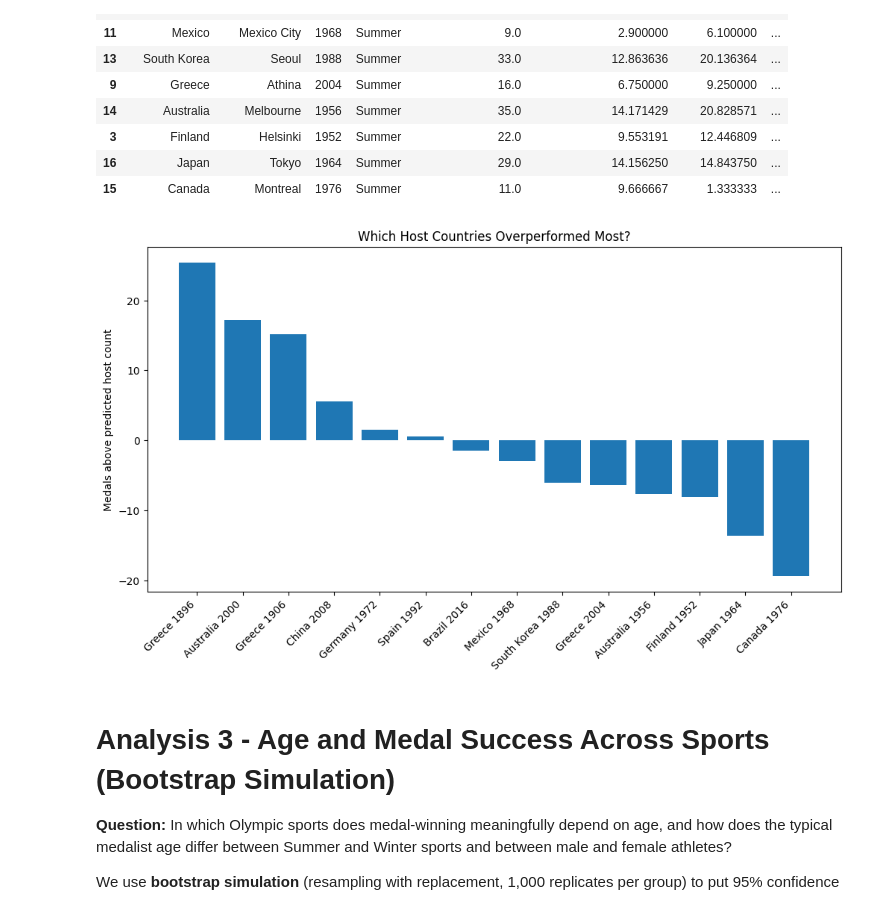
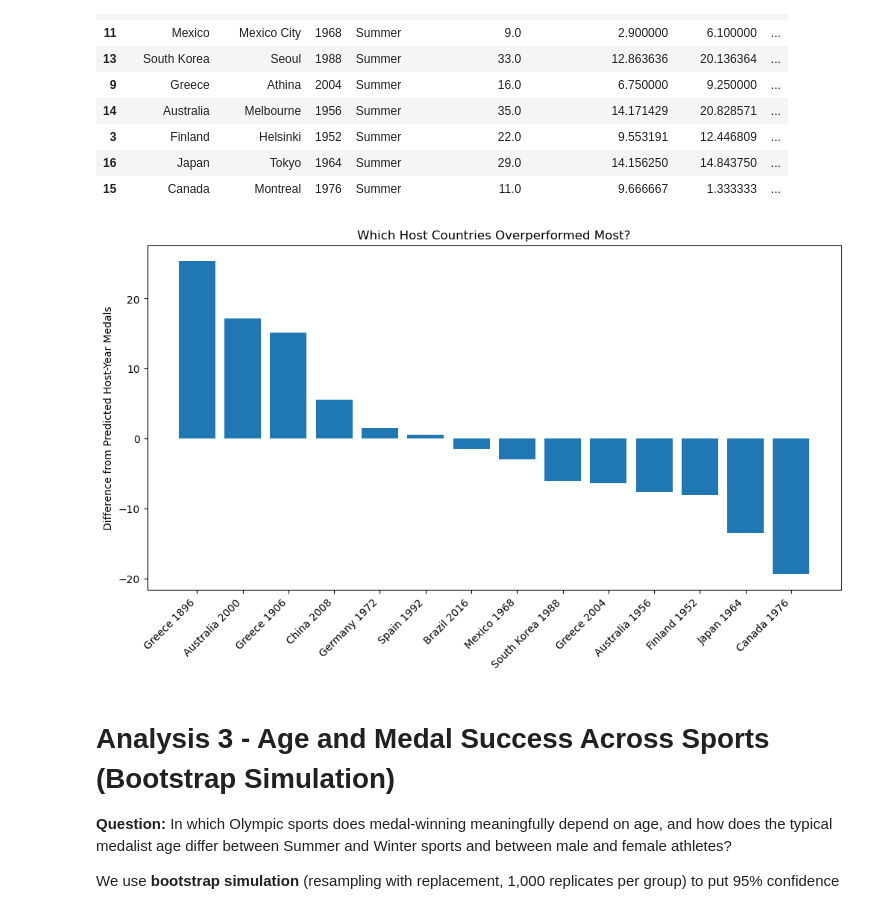
Before and after one commit to ahmed-52/ORIE-3120-Project, a Jupyter notebook: project.ipynb, the cells around one changed output. Saved outputs shown, nothing was run; the diff lists cells and outputs as text; code cells hidden in the pictures.

```diff
--- a/project.ipynb
+++ b/project.ipynb
@@ -878,18 +878,18 @@ results_df.sort_values("Residual", ascending=False)
 # %%
 plot_df = results_df.sort_values("Residual", ascending=False)
 
 plt.figure(figsize=(12, 6))
 plt.bar(
     plot_df["Host_Country"] + " " + plot_df["Year"].astype(str),
     plot_df["Residual"]
 )
 
 plt.xticks(rotation=45, ha="right")
-plt.ylabel("Medals above predicted host count")
+plt.ylabel("Difference from Predicted Host-Year Medals")
 plt.title("Which Host Countries Overperformed Most?")
 plt.show()
 # %% [output]
-[figure, old version]
+[figure, new version]
 # %% [markdown]
 # Analysis 3 - Age and Medal Success Across Sports (Bootstrap Simulation)
 
```
Also changed, not shown: parts of 8 cells of this notebook, 1 other file.
